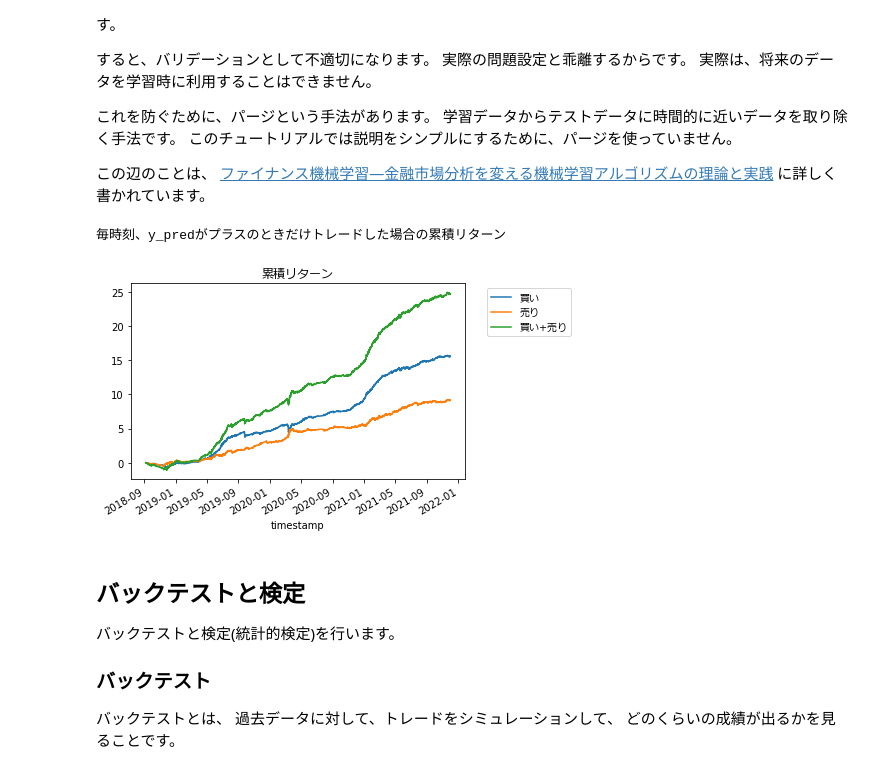
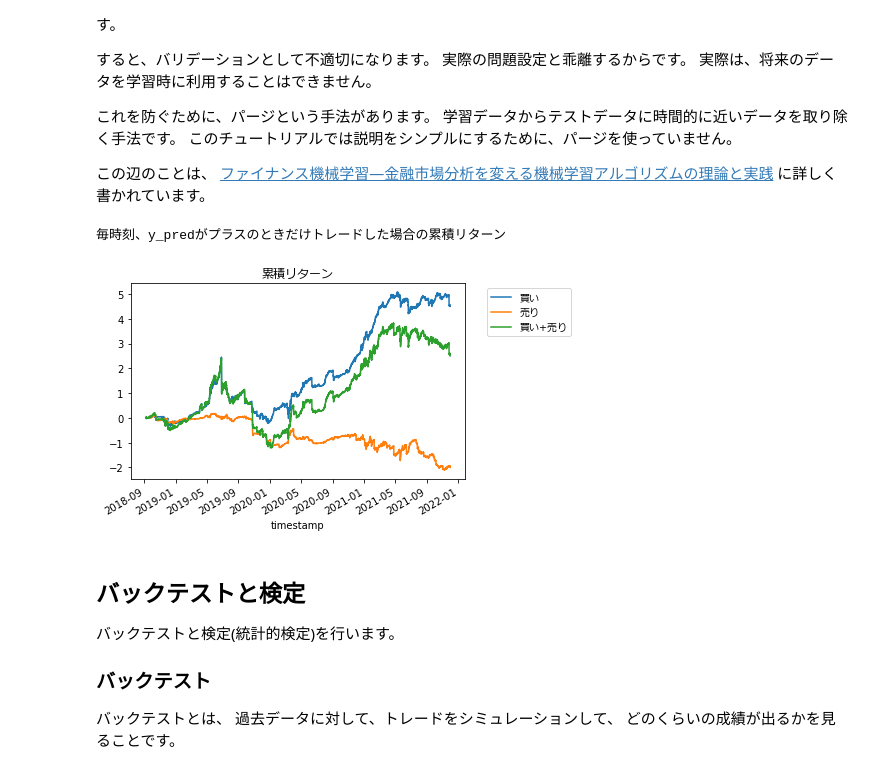
Before and after one commit to yydevelop/bot, a Jupyter notebook: mlbot.ipynb, the cells around one changed output. Drawn from its saved outputs; the diff is of its cells as text; code cells hidden in the pictures.

```diff
--- a/mlbot.ipynb
+++ b/mlbot.ipynb
@@ -700,11 +700,11 @@ df = pd.read_pickle('df_y.pkl')
 df = df.dropna()
 
 # モデル (コメントアウトで他モデルも試してみてください)
-# model = RidgeCV(alphas=np.logspace(-7, 7, num=20))
-model = lgb.LGBMRegressor(n_jobs=-1, random_state=1)
+model = RidgeCV(alphas=np.logspace(-7, 7, num=20))
+#model = lgb.LGBMRegressor(n_jobs=-1, random_state=1)
 
 # アンサンブル (コメントアウトを外して性能を比較してみてください)
-# model = BaggingRegressor(model, random_state=1, n_jobs=1)
+#model = BaggingRegressor(model, random_state=1, n_jobs=1)
 
 # # 本番用モデルの学習 (このチュートリアルでは使わない)
 # # 実稼働する用のモデルはデータ全体で学習させると良い
@@ -717,34 +717,34 @@ model = lgb.LGBMRegressor(n_jobs=-1, random_state=1)
 cv_indicies = list(KFold().split(df))
 # ウォークフォワード法
 # cv_indicies = list(TimeSeriesSplit().split(df))
 
 # OOS予測値を計算
 def my_cross_val_predict(estimator, X, y=None, cv=None):
     y_pred = y.copy()
     y_pred[:] = np.nan
     for train_idx, val_idx in cv:
         estimator.fit(X[train_idx], y[train_idx])
         y_pred[val_idx] = estimator.predict(X[val_idx])
     return y_pred
 
 df['y_pred_buy'] = my_cross_val_predict(model, df[features].values, df['y_buy'].values, cv=cv_indicies)
 df['y_pred_sell'] = my_cross_val_predict(model, df[features].values, df['y_sell'].values, cv=cv_indicies)
 
 # 予測値が無い(nan)行をドロップ
 df = df.dropna()
 
 print('毎時刻、y_predがプラスのときだけトレードした場合の累積リターン')
 df[df['y_pred_buy'] > 0]['y_buy'].cumsum().plot(label='買い')
 df[df['y_pred_sell'] > 0]['y_sell'].cumsum().plot(label='売り')
 (df['y_buy'] * (df['y_pred_buy'] > 0) + df['y_sell'] * (df['y_pred_sell'] > 0)).cumsum().plot(label='買い+売り')
 plt.title('累積リターン',fontname="Meiryo")
 plt.legend(bbox_to_anchor=(1.05, 1), prop={"family":"Meiryo"})
 plt.show()
 
 df.to_pickle('df_fit.pkl')
 # %% [output]
 毎時刻、y_predがプラスのときだけトレードした場合の累積リターン
-[figure, old version]
+[figure, new version]
 # %% [markdown]
 ## バックテストと検定
 
```
Also changed, not shown: parts of 2 cells of this notebook, 9 other files.
